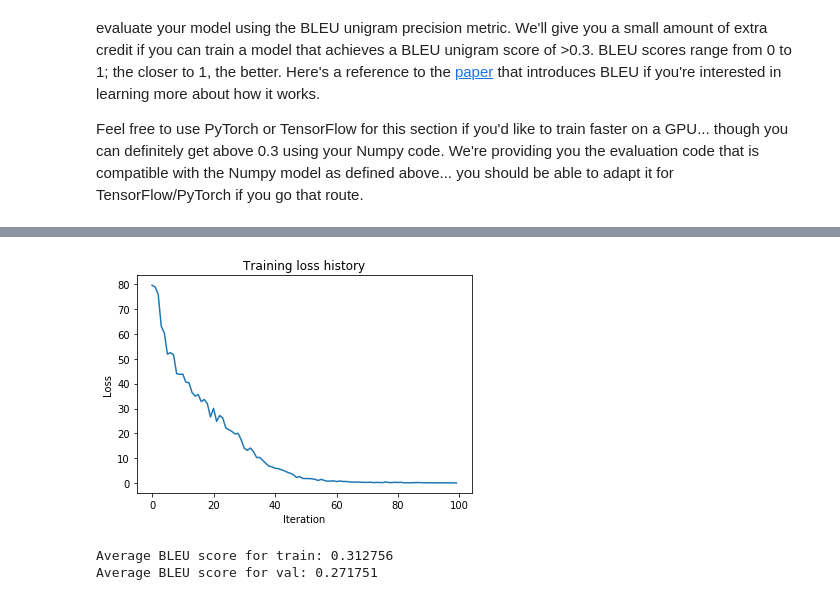
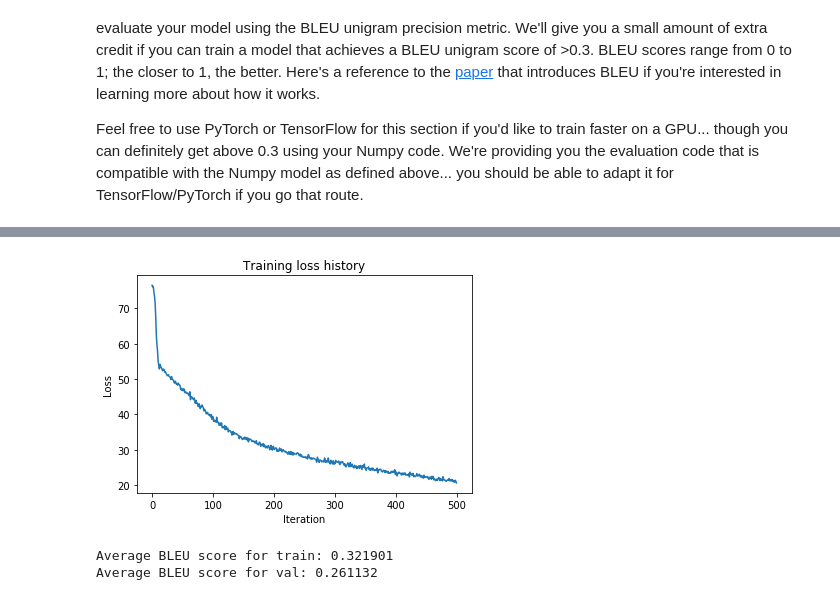
Before and after one commit to tmpsrcrepo/cs231n-2017, a Jupyter notebook: assignment3/LSTM_Captioning.ipynb, the cells around one changed output, grey strips where cells are left out. Cells and saved outputs as stored; diff of their text form; code cells hidden in the pictures.

Commit message:
update output from LSTM captioning & gan

```diff
--- a/assignment3/LSTM_Captioning.ipynb
+++ b/assignment3/LSTM_Captioning.ipynb
@@ -406,10 +406,10 @@ model = CaptioningRNN(
 
 lstm_solver = CaptioningSolver(model, data,
            update_rule='adam',
-           num_epochs=10,
+           num_epochs=20,
            batch_size=800,
            optim_config={
-             'learning_rate': 2e-3,
+             'learning_rate': 1e-3,
            },
            lr_decay=0.995,
            verbose=True, print_every=10,
@@ -437,16 +437,16 @@ lstm_solver.train()
 # %%
 # Plot the training losses
-plt.plot(small_lstm_solver.loss_history)
+plt.plot(lstm_solver.loss_history)
 plt.xlabel('Iteration')
 plt.ylabel('Loss')
 plt.title('Training loss history')
 plt.show()
 
 import nltk
 BLEUscores = {}
 med_data = data
 evaluate_model(model)
 # %% [output]
-[figure, old version]
+[figure, new version]
-Average BLEU score for train: 0.312756
-Average BLEU score for val: 0.271751
+Average BLEU score for train: 0.321901
+Average BLEU score for val: 0.261132
```
Also changed, not shown: parts of 1 cell of this notebook.
